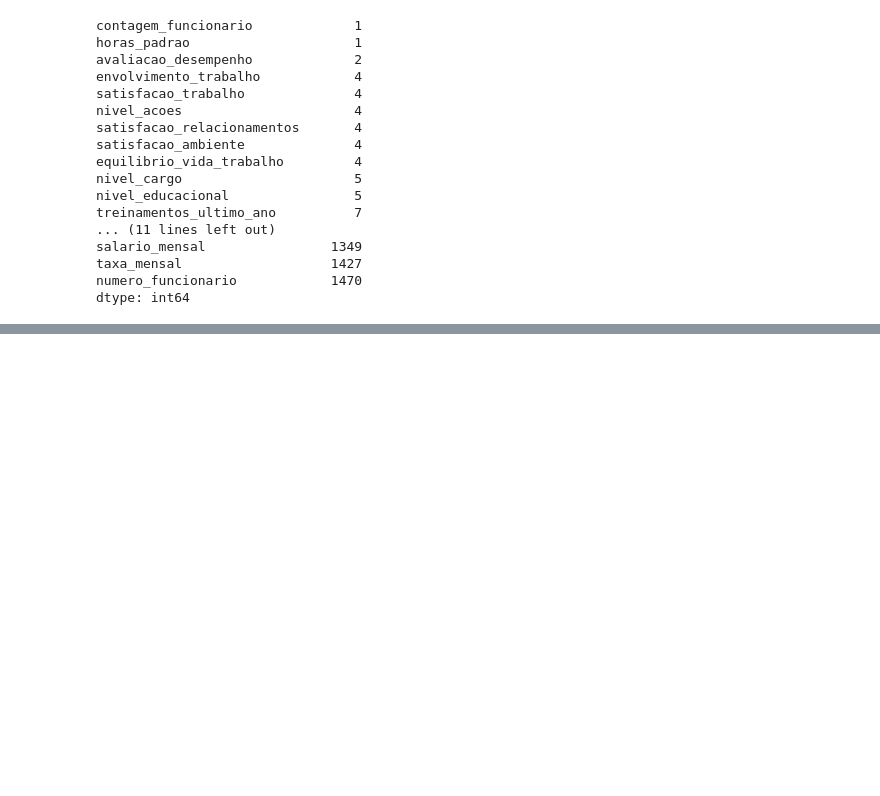
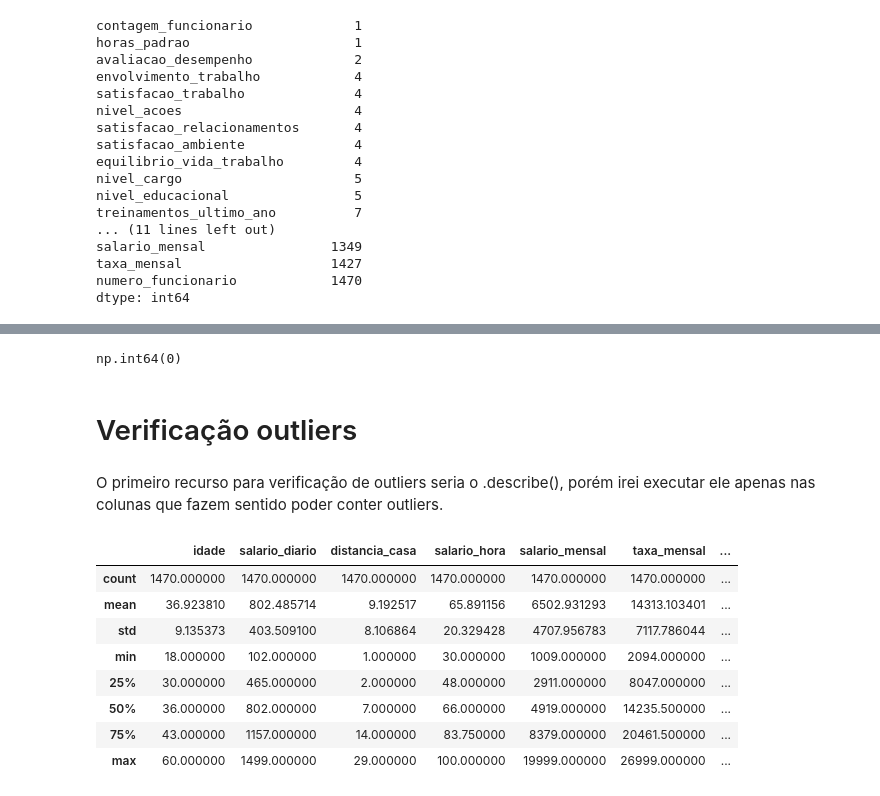
Before and after one commit to marianamartins228/ProjetoBootcampRestart2025, a Jupyter notebook: Projeto_Bootcamp_Restart_Data_Girls_2025.ipynb, the cells around one changed output, grey strips where cells are left out. Cells and saved outputs as stored; diff of their text form; code cells hidden in the pictures; blank space fills up the shorter version.

```diff
--- a/Projeto_Bootcamp_Restart_Data_Girls_2025.ipynb
+++ b/Projeto_Bootcamp_Restart_Data_Girls_2025.ipynb
@@ -296,0 +430,36 @@ nivel_educacional
+# %%
+df['numero_funcionario'].duplicated().sum()
+# %% [output]
+np.int64(0)
+# %% [markdown]
+# Verificação outliers
+# %% [markdown]
+O primeiro recurso para verificação de outliers seria o .describe(), porém irei executar ele apenas nas colunas que fazem sentido poder conter outliers.
+# %%
+df[[
+    'idade',
+    'salario_diario',
+    'distancia_casa',
+    'salario_hora',
+    'salario_mensal',
+    'taxa_mensal',
+    'num_empresas_anteriores',
+    'aumento_salarial_pct',
+    'nivel_acoes',
+    'anos_experiencia_total',
+    'treinamentos_ultimo_ano',
+    'anos_empresa',
+    'anos_cargo_atual',
+    'anos_desde_ultima_promocao',
+    'anos_com_gerente_atual'
+]].describe()
+# %% [output]
+|  | idade | salario_diario | distancia_casa | salario_hora | salario_mensal | taxa_mensal | ... |
+| count | 1470.000000 | 1470.000000 | 1470.000000 | 1470.000000 | 1470.000000 | 1470.000000 | ... |
+| mean | 36.923810 | 802.485714 | 9.192517 | 65.891156 | 6502.931293 | 14313.103401 | ... |
+| std | 9.135373 | 403.509100 | 8.106864 | 20.329428 | 4707.956783 | 7117.786044 | ... |
+| min | 18.000000 | 102.000000 | 1.000000 | 30.000000 | 1009.000000 | 2094.000000 | ... |
+| 25% | 30.000000 | 465.000000 | 2.000000 | 48.000000 | 2911.000000 | 8047.000000 | ... |
+| 50% | 36.000000 | 802.000000 | 7.000000 | 66.000000 | 4919.000000 | 14235.500000 | ... |
+| 75% | 43.000000 | 1157.000000 | 14.000000 | 83.750000 | 8379.000000 | 20461.500000 | ... |
+| max | 60.000000 | 1499.000000 | 29.000000 | 100.000000 | 19999.000000 | 26999.000000 | ... |
```
Also changed, not shown: parts of 25 cells of this notebook.
